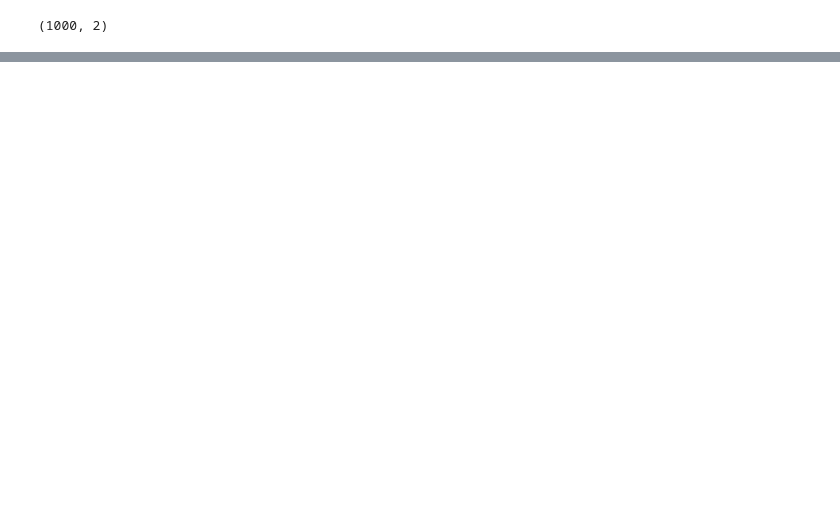
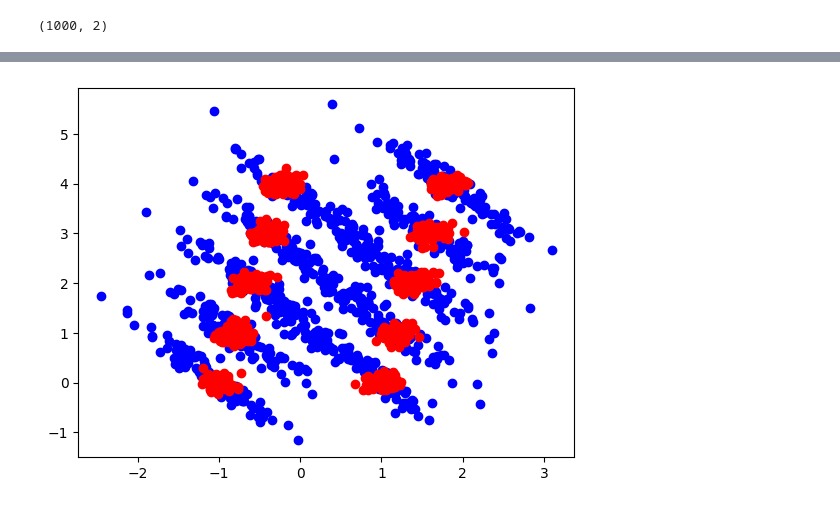
Before and after one commit to grantsrb/mas, a Jupyter notebook: analysis/alignment_fns/covariance_illustration.ipynb, the cells around one changed output, grey strips where cells are left out. Cells and saved outputs as stored; diff of their text form; code cells hidden in the pictures; blank space fills up the shorter version.

```diff
--- a/analysis/alignment_fns/covariance_illustration.ipynb
+++ b/analysis/alignment_fns/covariance_illustration.ipynb
@@ -177,0 +193,18 @@ plt.show()
+# %%
+def quick_plot(natty, intrv):
+    fig = plt.figure()
+    plt.scatter(intrv[:,0].numpy(), intrv[:,1].numpy(), color="blue")
+    plt.scatter(natty[:,0].numpy(), natty[:,1].numpy(), color="red")
+    plt.show()
+# %%
+def rot_fwd(vecs, mtx):
+    return torch.matmul(vecs, mtx.weight )
+
+def rot_bck(vecs, mtx):
+    return torch.matmul(vecs, mtx.weight.T )
+
+def interchange(trg,src,mtx,mask):
+    rot_trg = rot_fwd(trg, mtx)
+    rot_src = torch.matmul(src, mtx.weight )
+    intrv = rot_trg*(1-mask) + rot_src*mask
+    return rot_bck(intrv, mtx)
@@ -177,0 +214,29 @@ plt.show()
+# %%
+extra_dims = 10
+cov_strength = 0.5
+
+
+d = og_varbs.shape[-1] + extra_dims
+mask = torch.zeros(d)
+mask[0] = 1
+
+noise = torch.randn(len(og_varbs), extra_dims) + cov * torch.randn(len(og_varbs), extra_dims)*og_varbs[:,1:]
+natty_varbs = torch.tensor(og_varbs).long()
+natty_samps = torch.cat([
+    torch.tensor(samples).float(), noise
+], dim=-1)
+perm = torch.randperm(len(og_varbs)).long()
+
+intrv_varbs = torch.cat([ og_varbs[:,0:1], og_varbs[perm,1:] ], dim=-1)
+
+trg_vecs = natty_samps.clone()
+src_vecs = natty_samps[perm]
+rot_mtx = torch.nn.utils.parametrizations.orthogonal(torch.nn.Linear(d,d))
+
+with torch.no_grad():
+    intrv_samps = interchange(trg_vecs, src_vecs, rot_mtx, mask)
+
+# Sanity check
+quick_plot(natty_samps, intrv_samps)
+# %% [output]
+[figure, added]
```
Also changed, not shown: parts of 12 cells of this notebook.
